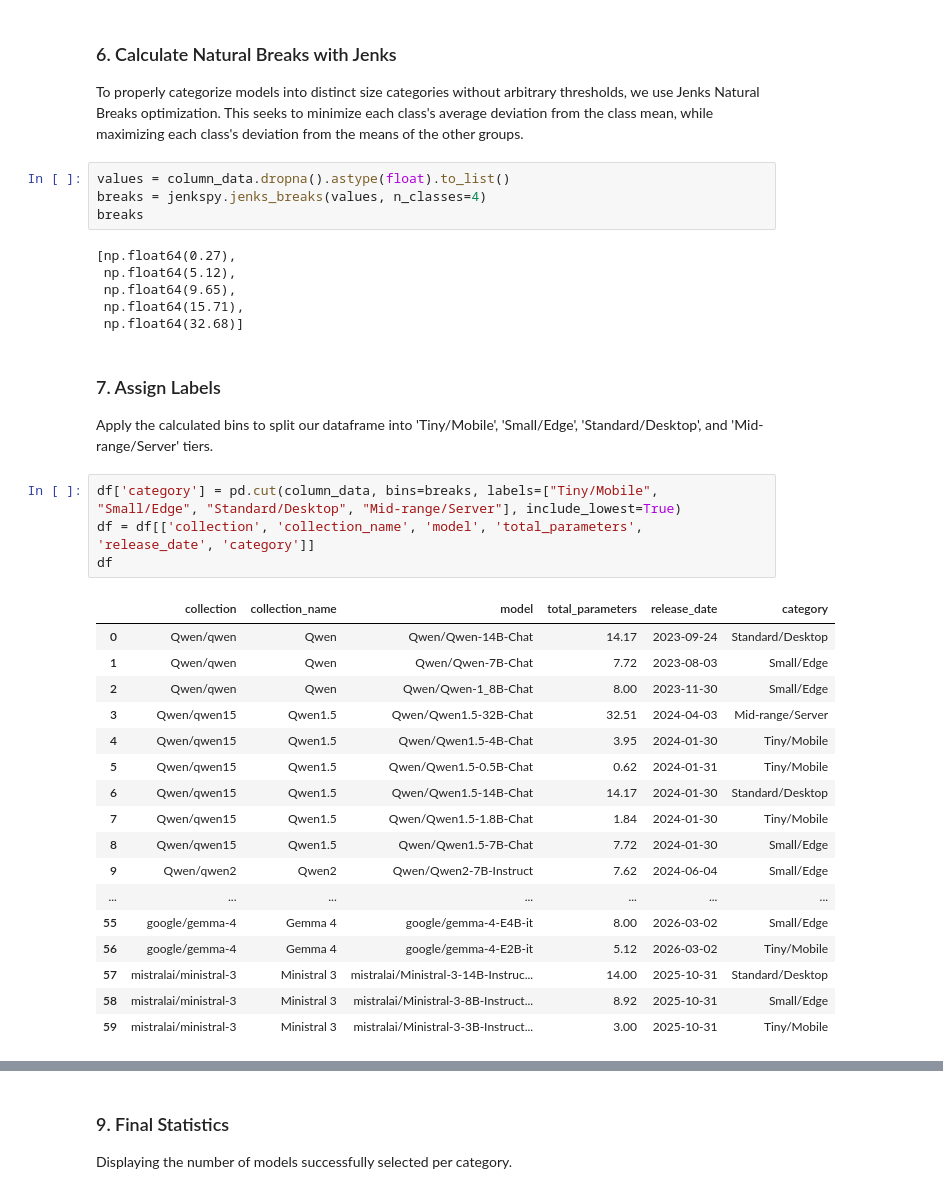
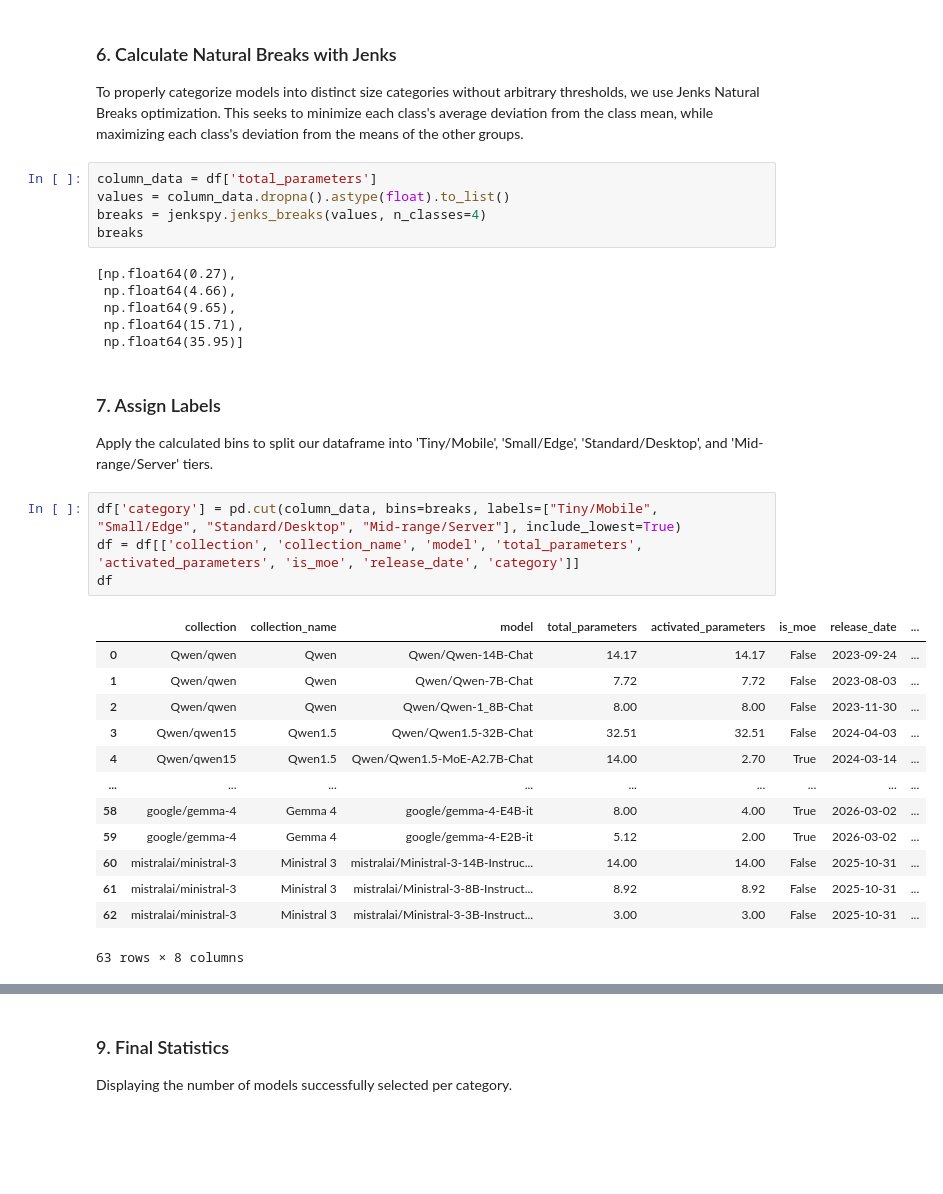
Before and after one commit to diogogmatos/eco-evolution-of-llms, a Jupyter notebook: model-selection/model-selection.ipynb, the cells around one changed output, grey strips where cells are left out. Cells and saved outputs as stored; diff of their text form; blank space fills up the shorter version.

Commit message:
feat: improve model selection process, include MoE models

```diff
--- a/model-selection/model-selection.ipynb
+++ b/model-selection/model-selection.ipynb
@@ -278,40 +393,37 @@ df.head()
 ### 6. Calculate Natural Breaks with Jenks
 To properly categorize models into distinct size categories without arbitrary thresholds, we use Jenks Natural Breaks optimization. This seeks to minimize each class's average deviation from the class mean, while maximizing each class's deviation from the means of the other groups.
 # %%
+column_data = df['total_parameters']
 values = column_data.dropna().astype(float).to_list()
 breaks = jenkspy.jenks_breaks(values, n_classes=4)
 breaks
 # %% [output]
 [np.float64(0.27),
- np.float64(5.12),
+ np.float64(4.66),
  np.float64(9.65),
  np.float64(15.71),
- np.float64(32.68)]
+ np.float64(35.95)]
 # %% [markdown]
 ### 7. Assign Labels
 Apply the calculated bins to split our dataframe into 'Tiny/Mobile', 'Small/Edge', 'Standard/Desktop', and 'Mid-range/Server' tiers.
 # %%
 df['category'] = pd.cut(column_data, bins=breaks, labels=["Tiny/Mobile", "Small/Edge", "Standard/Desktop", "Mid-range/Server"], include_lowest=True)
-df = df[['collection', 'collection_name', 'model', 'total_parameters', 'release_date', 'category']]
+df = df[['collection', 'collection_name', 'model', 'total_parameters', 'activated_parameters', 'is_moe', 'release_date', 'category']]
 df
 # %% [output]
-|  | collection | collection_name | model | total_parameters | release_date | category |
-| 0 | Qwen/qwen | Qwen | Qwen/Qwen-14B-Chat | 14.17 | 2023-09-24 | Standard/Desktop |
-| 1 | Qwen/qwen | Qwen | Qwen/Qwen-7B-Chat | 7.72 | 2023-08-03 | Small/Edge |
-| 2 | Qwen/qwen | Qwen | Qwen/Qwen-1_8B-Chat | 8.00 | 2023-11-30 | Small/Edge |
-| 3 | Qwen/qwen15 | Qwen1.5 | Qwen/Qwen1.5-32B-Chat | 32.51 | 2024-04-03 | Mid-range/Server |
-| 4 | Qwen/qwen15 | Qwen1.5 | Qwen/Qwen1.5-4B-Chat | 3.95 | 2024-01-30 | Tiny/Mobile |
-| 5 | Qwen/qwen15 | Qwen1.5 | Qwen/Qwen1.5-0.5B-Chat | 0.62 | 2024-01-31 | Tiny/Mobile |
-| 6 | Qwen/qwen15 | Qwen1.5 | Qwen/Qwen1.5-14B-Chat | 14.17 | 2024-01-30 | Standard/Desktop |
-| 7 | Qwen/qwen15 | Qwen1.5 | Qwen/Qwen1.5-1.8B-Chat | 1.84 | 2024-01-30 | Tiny/Mobile |
-| 8 | Qwen/qwen15 | Qwen1.5 | Qwen/Qwen1.5-7B-Chat | 7.72 | 2024-01-30 | Small/Edge |
-| 9 | Qwen/qwen2 | Qwen2 | Qwen/Qwen2-7B-Instruct | 7.62 | 2024-06-04 | Small/Edge |
-| ... | ... | ... | ... | ... | ... | ... |
-| 55 | google/gemma-4 | Gemma 4 | google/gemma-4-E4B-it | 8.00 | 2026-03-02 | Small/Edge |
-| 56 | google/gemma-4 | Gemma 4 | google/gemma-4-E2B-it | 5.12 | 2026-03-02 | Tiny/Mobile |
-| 57 | mistralai/ministral-3 | Ministral 3 | mistralai/Ministral-3-14B-Instruc... | 14.00 | 2025-10-31 | Standard/Desktop |
-| 58 | mistralai/ministral-3 | Ministral 3 | mistralai/Ministral-3-8B-Instruct... | 8.92 | 2025-10-31 | Small/Edge |
-| 59 | mistralai/ministral-3 | Ministral 3 | mistralai/Ministral-3-3B-Instruct... | 3.00 | 2025-10-31 | Tiny/Mobile |
+|  | collection | collection_name | model | total_parameters | activated_parameters | is_moe | release_date | ... |
+| 0 | Qwen/qwen | Qwen | Qwen/Qwen-14B-Chat | 14.17 | 14.17 | False | 2023-09-24 | ... |
+| 1 | Qwen/qwen | Qwen | Qwen/Qwen-7B-Chat | 7.72 | 7.72 | False | 2023-08-03 | ... |
+| 2 | Qwen/qwen | Qwen | Qwen/Qwen-1_8B-Chat | 8.00 | 8.00 | False | 2023-11-30 | ... |
+| 3 | Qwen/qwen15 | Qwen1.5 | Qwen/Qwen1.5-32B-Chat | 32.51 | 32.51 | False | 2024-04-03 | ... |
+| 4 | Qwen/qwen15 | Qwen1.5 | Qwen/Qwen1.5-MoE-A2.7B-Chat | 14.00 | 2.70 | True | 2024-03-14 | ... |
+| ... | ... | ... | ... | ... | ... | ... | ... | ... |
+| 58 | google/gemma-4 | Gemma 4 | google/gemma-4-E4B-it | 8.00 | 4.00 | True | 2026-03-02 | ... |
+| 59 | google/gemma-4 | Gemma 4 | google/gemma-4-E2B-it | 5.12 | 2.00 | True | 2026-03-02 | ... |
+| 60 | mistralai/ministral-3 | Ministral 3 | mistralai/Ministral-3-14B-Instruc... | 14.00 | 14.00 | False | 2025-10-31 | ... |
+| 61 | mistralai/ministral-3 | Ministral 3 | mistralai/Ministral-3-8B-Instruct... | 8.92 | 8.92 | False | 2025-10-31 | ... |
+| 62 | mistralai/ministral-3 | Ministral 3 | mistralai/Ministral-3-3B-Instruct... | 3.00 | 3.00 | False | 2025-10-31 | ... |
+63 rows × 8 columns
 # %% [markdown]
 ### 8. Filter Selection per Family & Size Category
 
```
Also changed, not shown: parts of 11 cells of this notebook, 4 other files.
